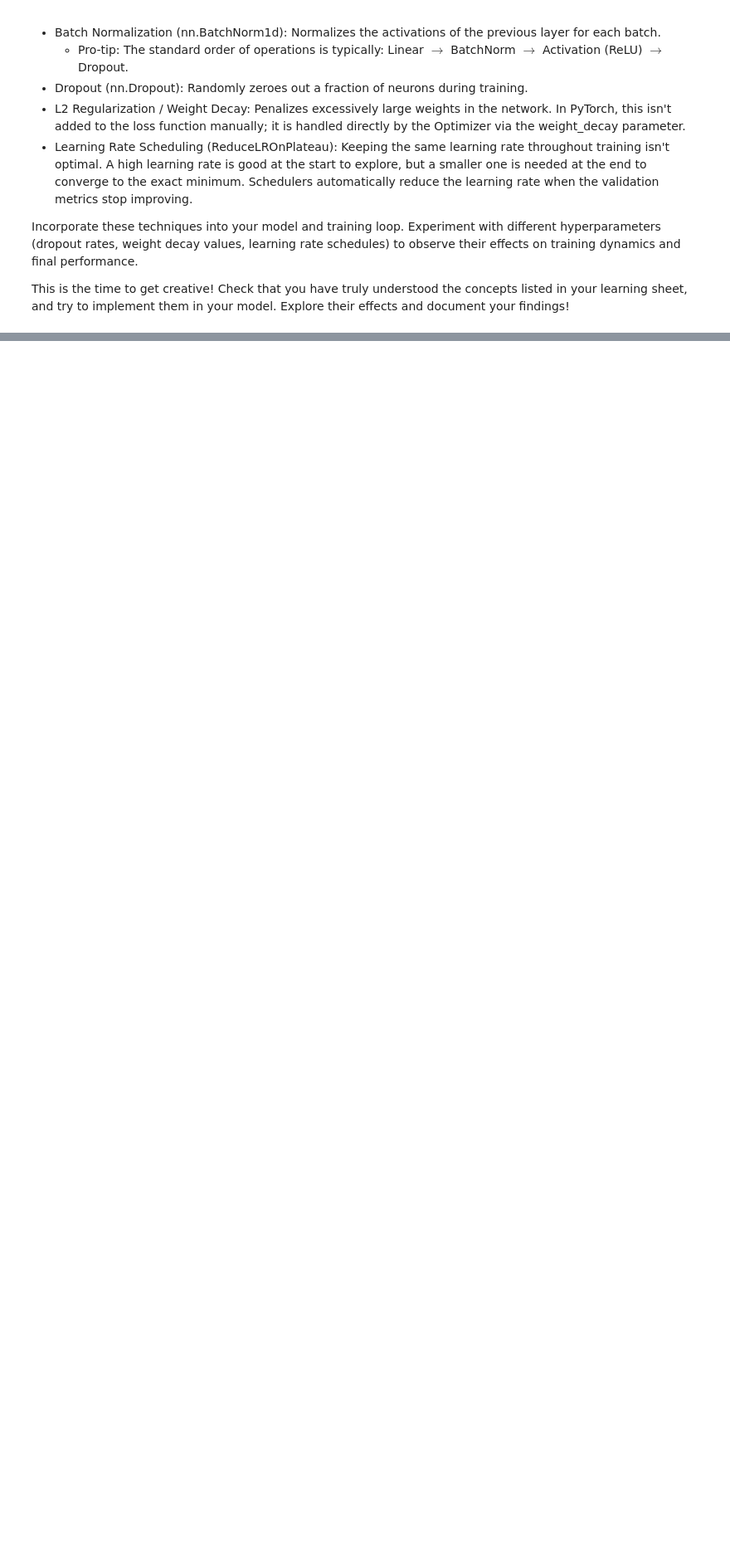
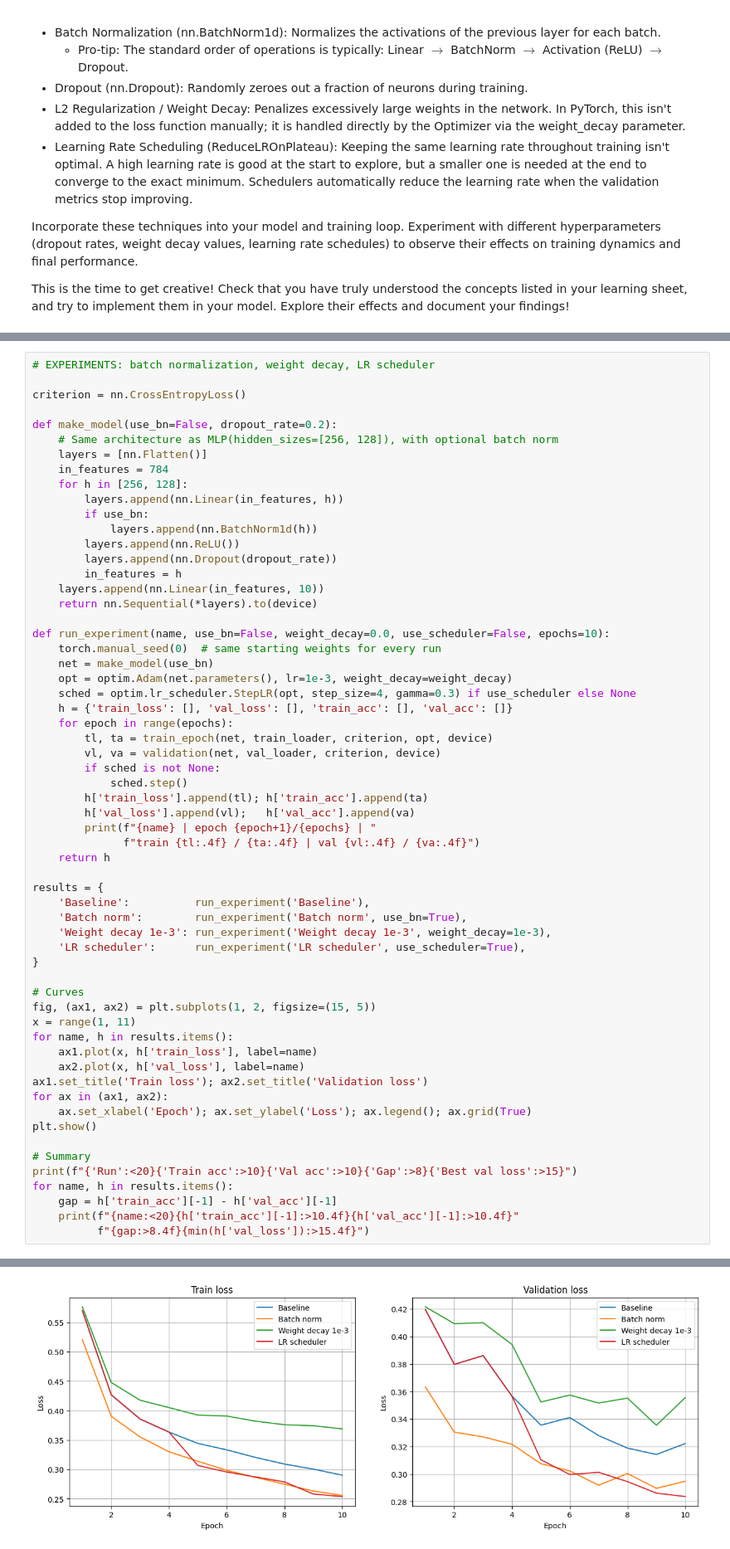
Before and after one commit to youssra-abouelmawahib/Deep-Learning-basics-with-Python, a Jupyter notebook: TP1_VICO_2026 (2).ipynb, the cells around one changed output, grey strips where cells are left out. Shown at 83% size. Drawn from its saved outputs; the diff is of its cells as text; blank space fills up the shorter version.

```diff
--- a/TP1_VICO_2026 (2).ipynb
+++ b/TP1_VICO_2026 (2).ipynb
@@ -674,0 +830,61 @@ This is the time to get creative! Check that you have truly understood the conce
+# %%
+# EXPERIMENTS: batch normalization, weight decay, LR scheduler
+
+criterion = nn.CrossEntropyLoss()
+
+def make_model(use_bn=False, dropout_rate=0.2):
+    # Same architecture as MLP(hidden_sizes=[256, 128]), with optional batch norm
+    layers = [nn.Flatten()]
+    in_features = 784
+    for h in [256, 128]:
+        layers.append(nn.Linear(in_features, h))
+        if use_bn:
+            layers.append(nn.BatchNorm1d(h))
+        layers.append(nn.ReLU())
+        layers.append(nn.Dropout(dropout_rate))
+        in_features = h
+    layers.append(nn.Linear(in_features, 10))
+    return nn.Sequential(*layers).to(device)
+
+def run_experiment(name, use_bn=False, weight_decay=0.0, use_scheduler=False, epochs=10):
+    torch.manual_seed(0)  # same starting weights for every run
+    net = make_model(use_bn)
+    opt = optim.Adam(net.parameters(), lr=1e-3, weight_decay=weight_decay)
+    sched = optim.lr_scheduler.StepLR(opt, step_size=4, gamma=0.3) if use_scheduler else None
+    h = {'train_loss': [], 'val_loss': [], 'train_acc': [], 'val_acc': []}
+    for epoch in range(epochs):
+        tl, ta = train_epoch(net, train_loader, criterion, opt, device)
+        vl, va = validation(net, val_loader, criterion, device)
+        if sched is not None:
+            sched.step()
+        h['train_loss'].append(tl); h['train_acc'].append(ta)
+        h['val_loss'].append(vl);   h['val_acc'].append(va)
+        print(f"{name} | epoch {epoch+1}/{epochs} | "
+              f"train {tl:.4f} / {ta:.4f} | val {vl:.4f} / {va:.4f}")
+    return h
+
+results = {
+    'Baseline':          run_experiment('Baseline'),
+    'Batch norm':        run_experiment('Batch norm', use_bn=True),
+    'Weight decay 1e-3': run_experiment('Weight decay 1e-3', weight_decay=1e-3),
+    'LR scheduler':      run_experiment('LR scheduler', use_scheduler=True),
+}
+
+# Curves
+fig, (ax1, ax2) = plt.subplots(1, 2, figsize=(15, 5))
+x = range(1, 11)
+for name, h in results.items():
+    ax1.plot(x, h['train_loss'], label=name)
+    ax2.plot(x, h['val_loss'], label=name)
+ax1.set_title('Train loss'); ax2.set_title('Validation loss')
+for ax in (ax1, ax2):
+    ax.set_xlabel('Epoch'); ax.set_ylabel('Loss'); ax.legend(); ax.grid(True)
+plt.show()
+
+# Summary
+print(f"{'Run':<20}{'Train acc':>10}{'Val acc':>10}{'Gap':>8}{'Best val loss':>15}")
+for name, h in results.items():
+    gap = h['train_acc'][-1] - h['val_acc'][-1]
+    print(f"{name:<20}{h['train_acc'][-1]:>10.4f}{h['val_acc'][-1]:>10.4f}"
+          f"{gap:>8.4f}{min(h['val_loss']):>15.4f}")
+# %% [output]
@@ -674,0 +908 @@ This is the time to get creative! Check that you have truly understood the conce
+[figure, added]
```
Also changed, not shown: parts of 13 cells of this notebook, 8 other files.
